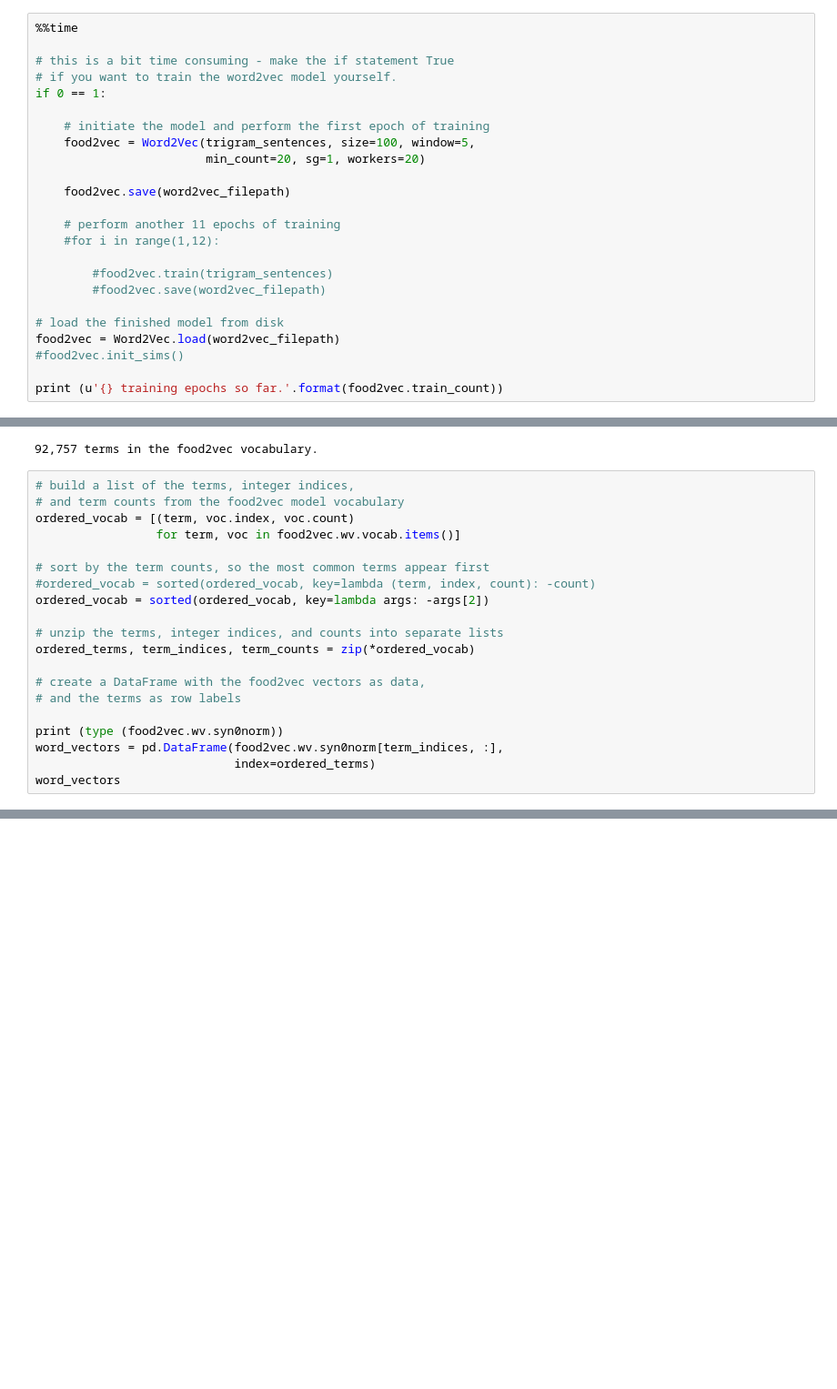
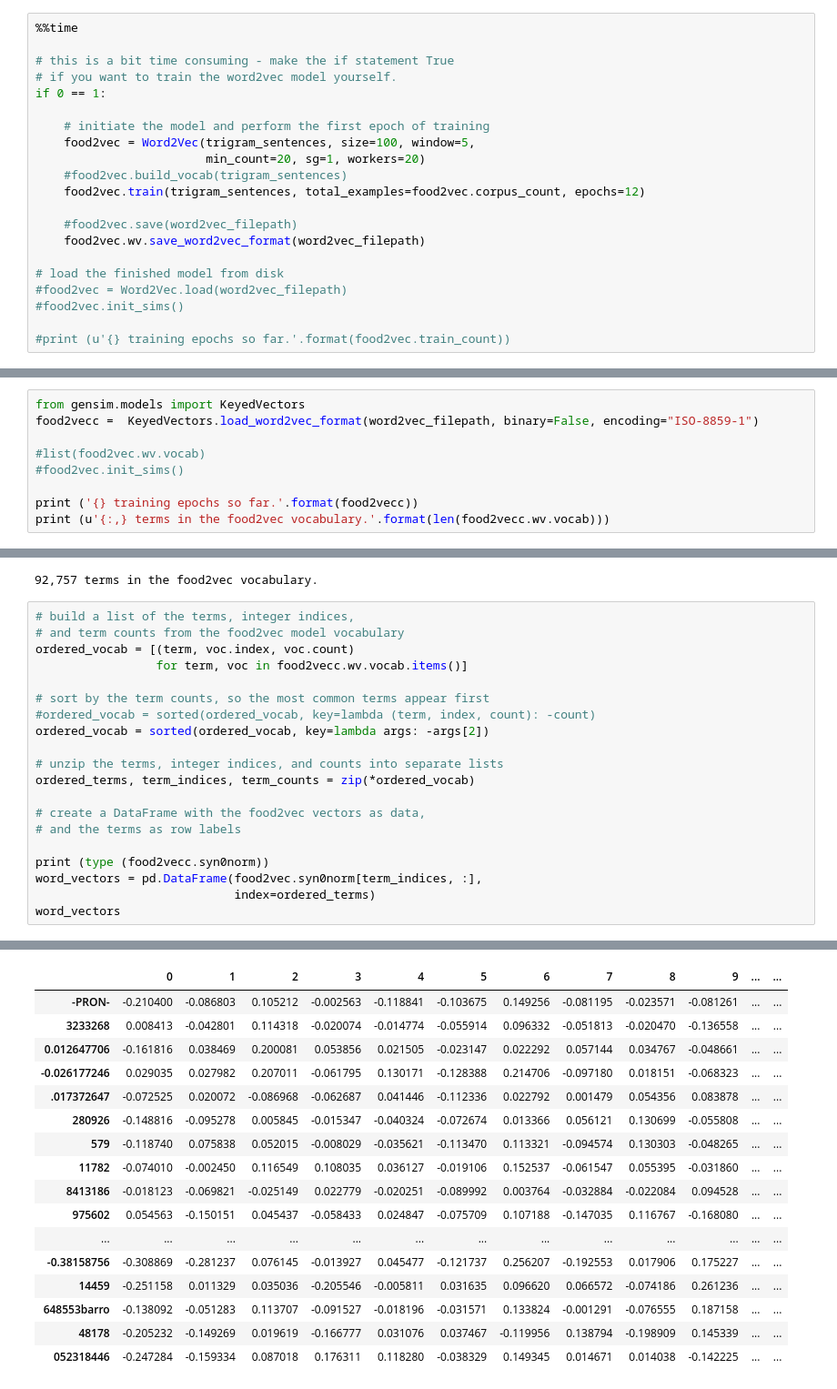
Before and after one commit to saurav-joshi/statistical-inferences, a Jupyter notebook: yelp_data_challenge.ipynb, the cells around one changed output, grey strips where cells are left out. Shown at 91% size. Saved outputs shown, nothing was run; the diff lists cells and outputs as text; blank space fills up the shorter version.

```diff
--- a/yelp_data_challenge.ipynb
+++ b/yelp_data_challenge.ipynb
@@ -874,18 +880,15 @@ if 0 == 1:
     # initiate the model and perform the first epoch of training
     food2vec = Word2Vec(trigram_sentences, size=100, window=5,
                         min_count=20, sg=1, workers=20)
+    #food2vec.build_vocab(trigram_sentences)
+    food2vec.train(trigram_sentences, total_examples=food2vec.corpus_count, epochs=12)
 
-    food2vec.save(word2vec_filepath)
-
-    # perform another 11 epochs of training
-    #for i in range(1,12):
-
-        #food2vec.train(trigram_sentences)
-        #food2vec.save(word2vec_filepath)
+    #food2vec.save(word2vec_filepath)
+    food2vec.wv.save_word2vec_format(word2vec_filepath)
 
 # load the finished model from disk
-food2vec = Word2Vec.load(word2vec_filepath)
+#food2vec = Word2Vec.load(word2vec_filepath)
 #food2vec.init_sims()
 
-print (u'{} training epochs so far.'.format(food2vec.train_count))
+#print (u'{} training epochs so far.'.format(food2vec.train_count))
 # %% [output]
@@ -894,0 +897,9 @@ Wall time: 905 ms
+# %%
+from gensim.models import KeyedVectors
+food2vecc =  KeyedVectors.load_word2vec_format(word2vec_filepath, binary=False, encoding="ISO-8859-1")
+
+#list(food2vec.wv.vocab)
+#food2vec.init_sims()
+
+print ('{} training epochs so far.'.format(food2vecc))
+print (u'{:,} terms in the food2vec vocabulary.'.format(len(food2vecc.wv.vocab)))
@@ -900,7 +914,7 @@ print (u'{:,} terms in the food2vec vocabulary.'.format(len(food2vec.wv.vocab)))
 # build a list of the terms, integer indices,
 # and term counts from the food2vec model vocabulary
 ordered_vocab = [(term, voc.index, voc.count)
-                 for term, voc in food2vec.wv.vocab.items()]
+                 for term, voc in food2vecc.wv.vocab.items()]
 
 # sort by the term counts, so the most common terms appear first
 #ordered_vocab = sorted(ordered_vocab, key=lambda (term, index, count): -count)
@@ -912,8 +926,8 @@ ordered_terms, term_indices, term_counts = zip(*ordered_vocab)
 # create a DataFrame with the food2vec vectors as data,
 # and the terms as row labels
 
-print (type (food2vec.wv.syn0norm))
-word_vectors = pd.DataFrame(food2vec.wv.syn0norm[term_indices, :],
+print (type (food2vecc.syn0norm))
+word_vectors = pd.DataFrame(food2vec.syn0norm[term_indices, :],
                             index=ordered_terms)
 word_vectors
 # %% [output]
@@ -920,0 +935,17 @@ word_vectors
+|  | 0 | 1 | 2 | 3 | 4 | 5 | 6 | 7 | 8 | 9 | ... | ... |
+| -PRON- | -0.210400 | -0.086803 | 0.105212 | -0.002563 | -0.118841 | -0.103675 | 0.149256 | -0.081195 | -0.023571 | -0.081261 | ... | ... |
+| 3233268 | 0.008413 | -0.042801 | 0.114318 | -0.020074 | -0.014774 | -0.055914 | 0.096332 | -0.051813 | -0.020470 | -0.136558 | ... | ... |
+| 0.012647706 | -0.161816 | 0.038469 | 0.200081 | 0.053856 | 0.021505 | -0.023147 | 0.022292 | 0.057144 | 0.034767 | -0.048661 | ... | ... |
+| -0.026177246 | 0.029035 | 0.027982 | 0.207011 | -0.061795 | 0.130171 | -0.128388 | 0.214706 | -0.097180 | 0.018151 | -0.068323 | ... | ... |
+| .017372647 | -0.072525 | 0.020072 | -0.086968 | -0.062687 | 0.041446 | -0.112336 | 0.022792 | 0.001479 | 0.054356 | 0.083878 | ... | ... |
+| 280926 | -0.148816 | -0.095278 | 0.005845 | -0.015347 | -0.040324 | -0.072674 | 0.013366 | 0.056121 | 0.130699 | -0.055808 | ... | ... |
+| 579 | -0.118740 | 0.075838 | 0.052015 | -0.008029 | -0.035621 | -0.113470 | 0.113321 | -0.094574 | 0.130303 | -0.048265 | ... | ... |
+| 11782 | -0.074010 | -0.002450 | 0.116549 | 0.108035 | 0.036127 | -0.019106 | 0.152537 | -0.061547 | 0.055395 | -0.031860 | ... | ... |
+| 8413186 | -0.018123 | -0.069821 | -0.025149 | 0.022779 | -0.020251 | -0.089992 | 0.003764 | -0.032884 | -0.022084 | 0.094528 | ... | ... |
+| 975602 | 0.054563 | -0.150151 | 0.045437 | -0.058433 | 0.024847 | -0.075709 | 0.107188 | -0.147035 | 0.116767 | -0.168080 | ... | ... |
+| ... | ... | ... | ... | ... | ... | ... | ... | ... | ... | ... | ... | ... |
+| -0.38158756 | -0.308869 | -0.281237 | 0.076145 | -0.013927 | 0.045477 | -0.121737 | 0.256207 | -0.192553 | 0.017906 | 0.175227 | ... | ... |
+| 14459 | -0.251158 | 0.011329 | 0.035036 | -0.205546 | -0.005811 | 0.031635 | 0.096620 | 0.066572 | -0.074186 | 0.261236 | ... | ... |
+| 648553barro | -0.138092 | -0.051283 | 0.113707 | -0.091527 | -0.018196 | -0.031571 | 0.133824 | -0.001291 | -0.076555 | 0.187158 | ... | ... |
+| 48178 | -0.205232 | -0.149269 | 0.019619 | -0.166777 | 0.031076 | 0.037467 | -0.119956 | 0.138794 | -0.198909 | 0.145339 | ... | ... |
+| 052318446 | -0.247284 | -0.159334 | 0.087018 | 0.176311 | 0.118280 | -0.038329 | 0.149345 | 0.014671 | 0.014038 | -0.142225 | ... | ... |
```
Also changed, not shown: parts of 38 cells of this notebook.
